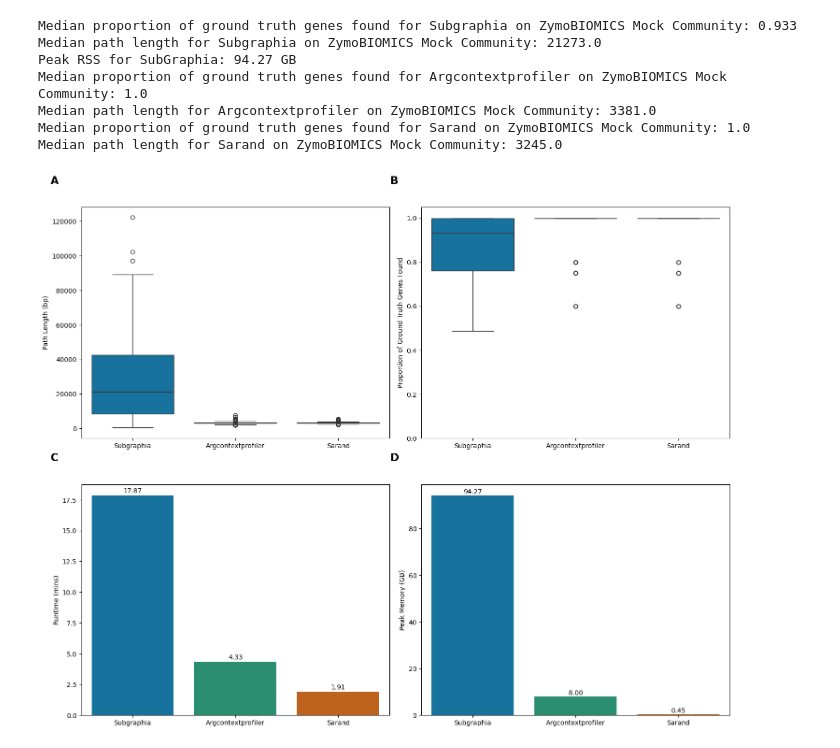
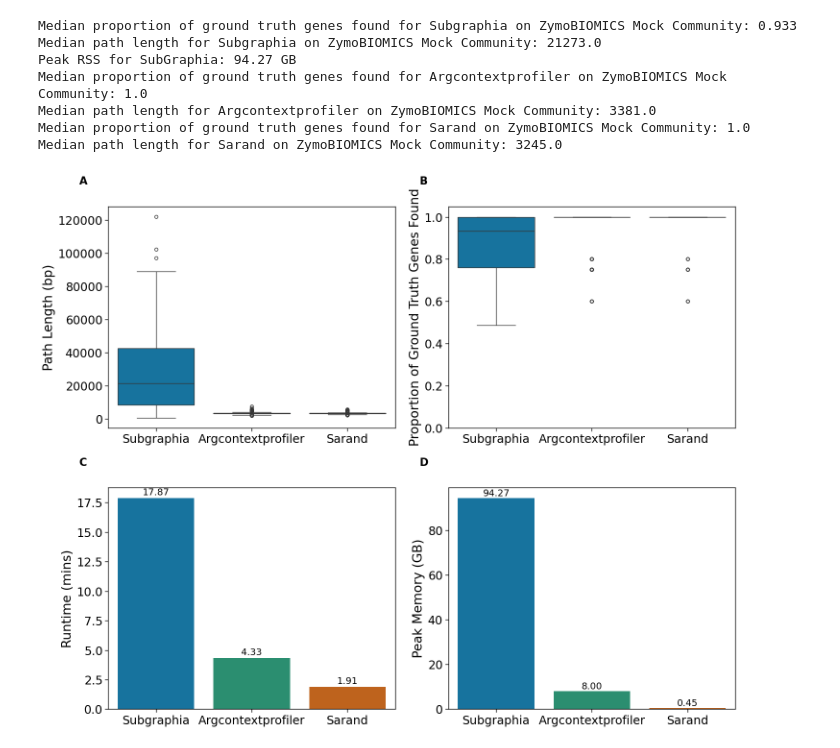
Before and after one commit to maguire-lab/subgraphia_analyses, a Jupyter notebook: benchmarking_fig5/benchmark_figs.ipynb, the cells around one changed output. Cells and saved outputs as stored; diff of their text form; code cells hidden in the pictures.

```diff
--- a/benchmarking_fig5/benchmark_figs.ipynb
+++ b/benchmarking_fig5/benchmark_figs.ipynb
@@ -131,6 +131,7 @@ memory_df = pd.DataFrame({
 })
 
 tool_palette = ['#007bb4ff','#1B9E77FF', '#D95F02FF']
+sns.set_context("paper", font_scale=1.7)
 # create a four panel figure with proportion-query-genes-found, length, runtime and memory, label with A, B, C, D in the top left corner of each panel, and save as a png
 fig, axs = plt.subplots(2, 2, figsize=(15, 12))
 # add labels to each panel
@@ -151,22 +152,22 @@ sns.barplot(data=runtime_df, ax=axs[1, 0], palette=tool_palette)
 # add labels to the bars with the runtime values, with ">" for sarand and argcontextprofiler
 for i, v in enumerate(runtime_df.iloc[0]):
     if v == AGCP_time:
-        axs[1, 0].text(i, v + 0.1, f'>{v:.2f}', ha='center', va='bottom', fontsize=10)
+        axs[1, 0].text(i, v + 0.1, f'>{v:.2f}', ha='center', va='bottom', fontsize=14)
     elif v == sar_time:
-        axs[1, 0].text(i, v + 0.1, f'>{v:.2f}', ha='center', va='bottom', fontsize=10)
+        axs[1, 0].text(i, v + 0.1, f'>{v:.2f}', ha='center', va='bottom', fontsize=14)
     else:
-        axs[1, 0].text(i, v + 0.1, f'{v:.2f}', ha='center', va='bottom', fontsize=10)
+        axs[1, 0].text(i, v + 0.1, f'{v:.2f}', ha='center', va='bottom', fontsize=14)
 axs[1, 0].set_xlabel('')
 axs[1, 0].set_ylabel('Runtime (hours)')
 sns.barplot(data=memory_df, ax=axs[1, 1], palette=tool_palette)
 # add labels to the bars with the memory values, with ">" for sarand and argcontextprofiler
 for i, v in enumerate(memory_df.iloc[0]):
     if v == AGCP_mem:
-        axs[1, 1].text(i, v + 2, f'>{v:.2f}', ha='center', va='bottom', fontsize=10)
+        axs[1, 1].text(i, v + 2, f'>{v:.2f}', ha='center', va='bottom', fontsize=14)
     elif v == sar_mem:
-        axs[1, 1].text(i, v + 2, f'>{v:.2f}', ha='center', va='bottom', fontsize=10)
+        axs[1, 1].text(i, v + 2, f'>{v:.2f}', ha='center', va='bottom', fontsize=14)
     else:
-        axs[1, 1].text(i, v + 2, f'{v:.2f}', ha='center', va='bottom', fontsize=10)
+        axs[1, 1].text(i, v + 2, f'{v:.2f}', ha='center', va='bottom', fontsize=14)
 axs[1, 1].set_xlabel('')
 axs[1, 1].set_ylabel('Peak Memory (GB)')
 
@@ -308,7 +309,9 @@ memory_df = pd.DataFrame({
 })
 
 tool_palette = ['#007bb4ff','#1B9E77FF', '#D95F02FF']
-# create a four panel figure with proportion-query-genes-found, length, runtime and memory, label with A, B, C, D in the top left corner of each panel, and save as a png
+
+# create a four panel figure with proportion-query-genes-found, length, runtime and memory, label with A, B, C, D in the top left corner of each panel, and save as a png, large font size
+sns.set_context("paper", font_scale=2)
 fig, axs = plt.subplots(2, 2, figsize=(15, 12))
 # add labels to each panel
 axs[0, 0].text(-0.1, 1.1, 'A', transform=axs[0, 0].transAxes, fontsize=16, fontweight='bold')
@@ -319,33 +322,33 @@ sns.boxplot(data=query_genes_found_df, ax=axs[0, 1], palette=tool_palette)
 axs[0, 1].set_xlabel('')
 axs[0, 1].set_ylim(0, 1.05)
 axs[0, 1].set_ylabel('Proportion of Ground Truth Genes Found')
 #boxplot for length
 sns.boxplot(data=length_df, ax=axs[0, 0], palette=tool_palette)
 axs[0, 0].set_xlabel('')
 axs[0, 0].set_ylabel('Path Length (bp)')
 
 sns.barplot(data=runtime_df, ax=axs[1, 0], palette=tool_palette)
 # add labels to the bars with the runtime values
 for i, v in enumerate(runtime_df.iloc[0]):
-    axs[1, 0].text(i, v + 0.1, f'{v:.2f}', ha='center', va='bottom', fontsize=10)
+    axs[1, 0].text(i, v + 0.1, f'{v:.2f}', ha='center', va='bottom', fontsize=14)
 axs[1, 0].set_xlabel('')
 axs[1, 0].set_ylabel('Runtime (mins)')
 sns.barplot(data=memory_df, ax=axs[1, 1], palette=tool_palette)
 # add labels to the bars with the memory values
 for i, v in enumerate(memory_df.iloc[0]):
-    axs[1, 1].text(i, v + 0.1, f'{v:.2f}', ha='center', va='bottom', fontsize=10)
+    axs[1, 1].text(i, v + 0.1, f'{v:.2f}', ha='center', va='bottom', fontsize=14)
 axs[1, 1].set_xlabel('')
 axs[1, 1].set_ylabel('Peak Memory (GB)')
 
 ## save figure
 plt.tight_layout()
 plt.savefig('../figures_tables/figure_S6.png', dpi=300)
 # %% [output]
 Median proportion of ground truth genes found for Subgraphia on ZymoBIOMICS Mock Community: 0.933
 Median path length for Subgraphia on ZymoBIOMICS Mock Community: 21273.0
 Peak RSS for SubGraphia: 94.27 GB
 Median proportion of ground truth genes found for Argcontextprofiler on ZymoBIOMICS Mock Community: 1.0
 Median path length for Argcontextprofiler on ZymoBIOMICS Mock Community: 3381.0
 Median proportion of ground truth genes found for Sarand on ZymoBIOMICS Mock Community: 1.0
 Median path length for Sarand on ZymoBIOMICS Mock Community: 3245.0
-[figure, old version]
+[figure, new version]
```
Also changed, not shown: parts of 1 cell of this notebook, 5 other files.
